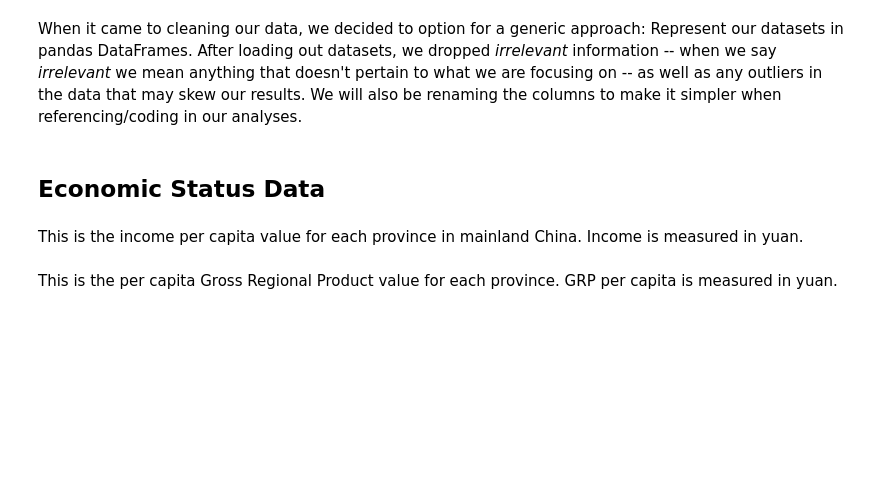
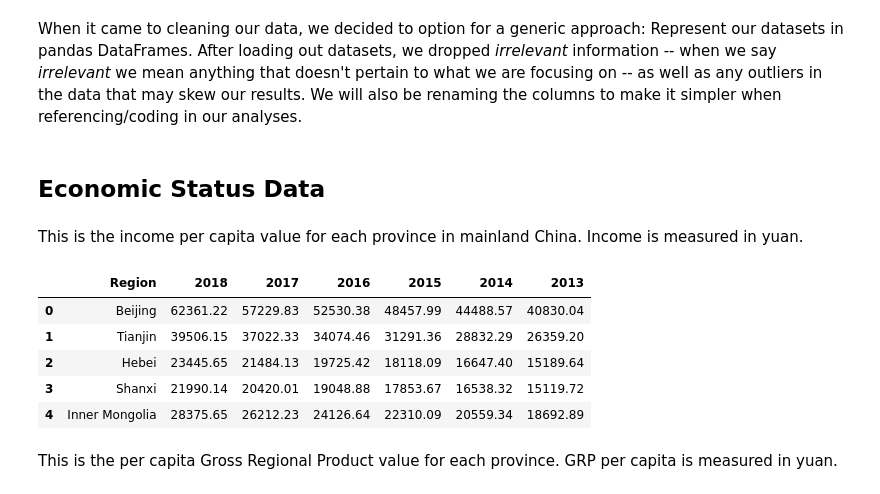
Before and after one commit to Alphaaaaabet/Regional-Economic-Status-and-COVID-19-Spread-Speed-in-China, a Jupyter notebook: FinalProject_group044.ipynb, the cells around one changed output. Saved outputs shown, nothing was run; the diff lists cells and outputs as text; code cells hidden in the pictures; blank space fills up the shorter version.

```diff
--- a/FinalProject_group044.ipynb
+++ b/FinalProject_group044.ipynb
@@ -131,7 +131,14 @@ This is the income per capita value for each province in mainland China. Income
 # %%
 Income = pd.read_csv('Data/Income.csv')
 Income = Income.dropna(axis=1, how='all')
-#Income.head()
+Income.head()
+# %% [output]
+|  | Region | 2018 | 2017 | 2016 | 2015 | 2014 | 2013 |
+| 0 | Beijing | 62361.22 | 57229.83 | 52530.38 | 48457.99 | 44488.57 | 40830.04 |
+| 1 | Tianjin | 39506.15 | 37022.33 | 34074.46 | 31291.36 | 28832.29 | 26359.20 |
+| 2 | Hebei | 23445.65 | 21484.13 | 19725.42 | 18118.09 | 16647.40 | 15189.64 |
+| 3 | Shanxi | 21990.14 | 20420.01 | 19048.88 | 17853.67 | 16538.32 | 15119.72 |
+| 4 | Inner Mongolia | 28375.65 | 26212.23 | 24126.64 | 22310.09 | 20559.34 | 18692.89 |
 # %% [markdown]
 This is the per capita Gross Regional Product value for each province. GRP per capita is measured in yuan.
 # %%
```
Also changed, not shown: parts of 39 cells of this notebook, 1 other file.
